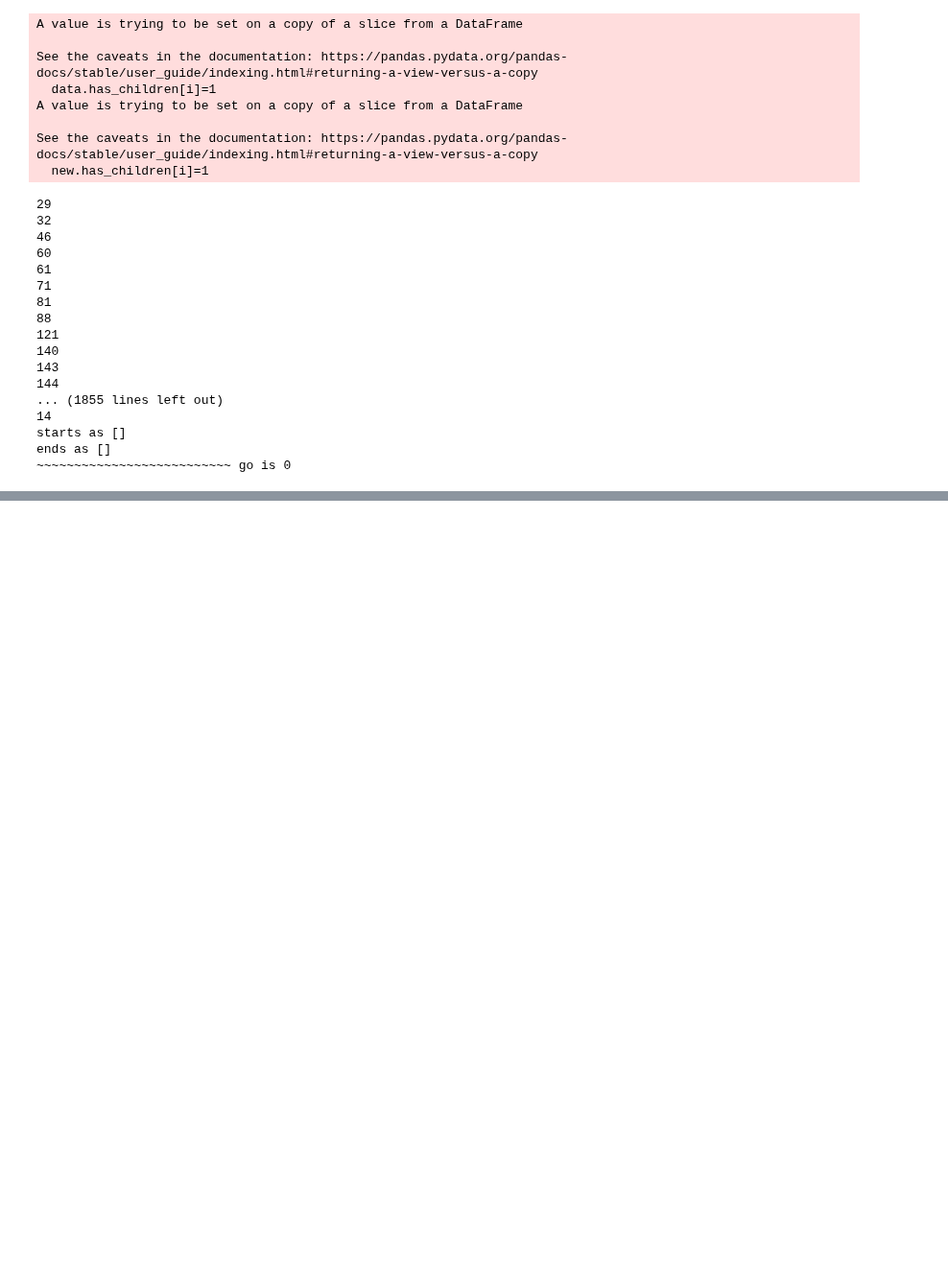
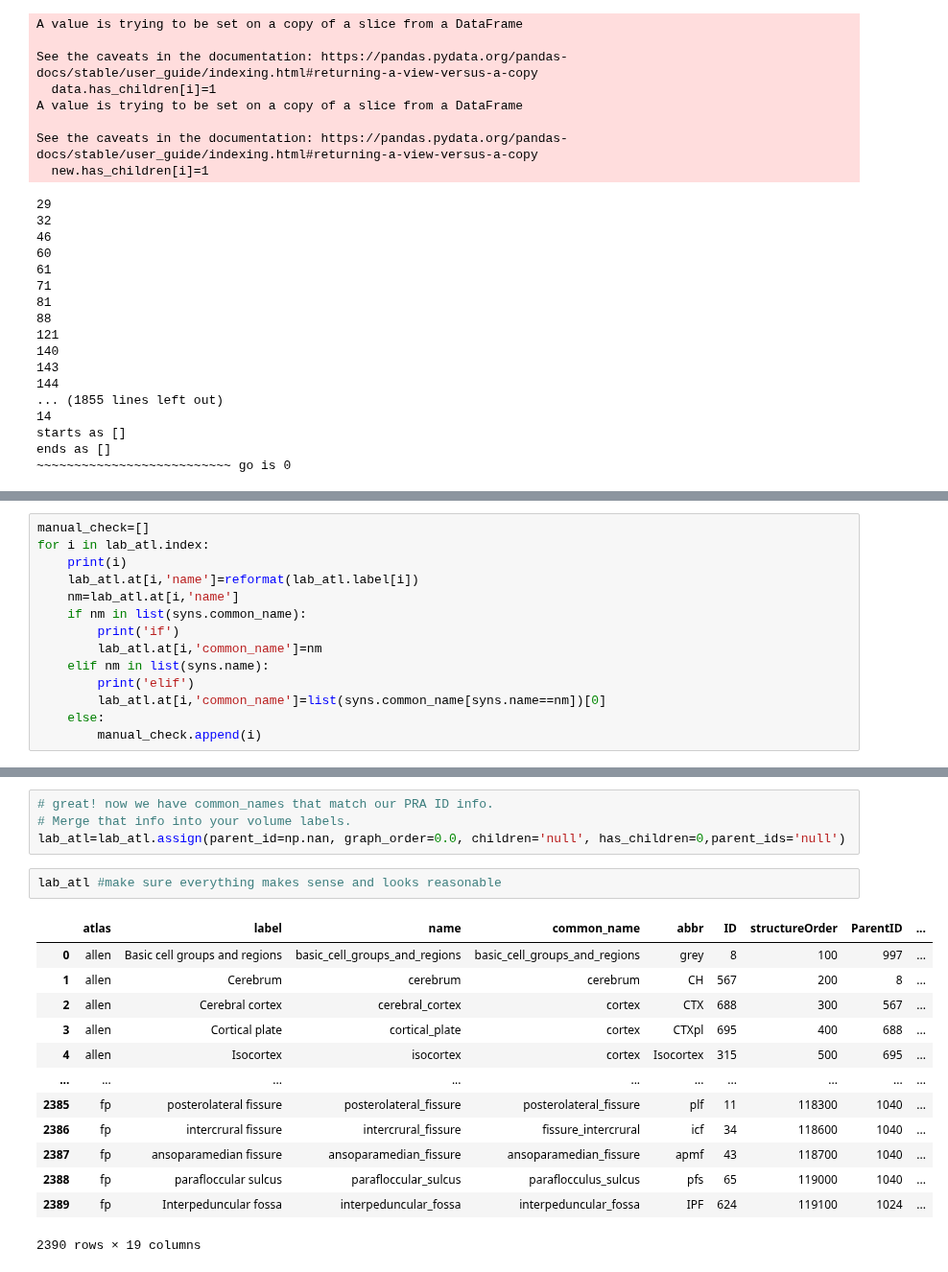
Before and after one commit to PrincetonUniversity/BrainPipe, a Jupyter notebook: tools/analysis/analysis_label_hierarchies.ipynb, the cells around one changed output, grey strips where cells are left out. Shown at 96% size. Drawn from its saved outputs; the diff is of its cells as text; blank space fills up the shorter version.

```diff
--- a/tools/analysis/analysis_label_hierarchies.ipynb
+++ b/tools/analysis/analysis_label_hierarchies.ipynb
@@ -386,0 +252,14 @@ dfdiff = pd.DataFrame(difflist)
+# %%
+manual_check=[]
+for i in lab_atl.index:
+    print(i)
+    lab_atl.at[i,'name']=reformat(lab_atl.label[i])
+    nm=lab_atl.at[i,'name']
+    if nm in list(syns.common_name):
+        print('if')
+        lab_atl.at[i,'common_name']=nm
+    elif nm in list(syns.name):
+        print('elif')
+        lab_atl.at[i,'common_name']=list(syns.common_name[syns.name==nm])[0]
+    else:
+        manual_check.append(i)
@@ -386,0 +313,20 @@ dfdiff = pd.DataFrame(difflist)
+# %%
+# great! now we have common_names that match our PRA ID info.
+# Merge that info into your volume labels.
+lab_atl=lab_atl.assign(parent_id=np.nan, graph_order=0.0, children='null', has_children=0,parent_ids='null')
+# %%
+lab_atl #make sure everything makes sense and looks reasonable
+# %% [output]
+|  | atlas | label | name | common_name | abbr | ID | structureOrder | ParentID | ... |
+| 0 | allen | Basic cell groups and regions | basic_cell_groups_and_regions | basic_cell_groups_and_regions | grey | 8 | 100 | 997 | ... |
+| 1 | allen | Cerebrum | cerebrum | cerebrum | CH | 567 | 200 | 8 | ... |
+| 2 | allen | Cerebral cortex | cerebral_cortex | cortex | CTX | 688 | 300 | 567 | ... |
+| 3 | allen | Cortical plate | cortical_plate | cortex | CTXpl | 695 | 400 | 688 | ... |
+| 4 | allen | Isocortex | isocortex | cortex | Isocortex | 315 | 500 | 695 | ... |
+| ... | ... | ... | ... | ... | ... | ... | ... | ... | ... |
+| 2385 | fp | posterolateral fissure | posterolateral_fissure | posterolateral_fissure | plf | 11 | 118300 | 1040 | ... |
+| 2386 | fp | intercrural fissure | intercrural_fissure | fissure_intercrural | icf | 34 | 118600 | 1040 | ... |
+| 2387 | fp | ansoparamedian fissure | ansoparamedian_fissure | ansoparamedian_fissure | apmf | 43 | 118700 | 1040 | ... |
+| 2388 | fp | parafloccular sulcus | parafloccular_sulcus | paraflocculus_sulcus | pfs | 65 | 119000 | 1040 | ... |
+| 2389 | fp | Interpeduncular fossa | interpeduncular_fossa | interpeduncular_fossa | IPF | 624 | 119100 | 1024 | ... |
+2390 rows × 19 columns
```
Also changed, not shown: parts of 49 cells of this notebook, 3 other files.
